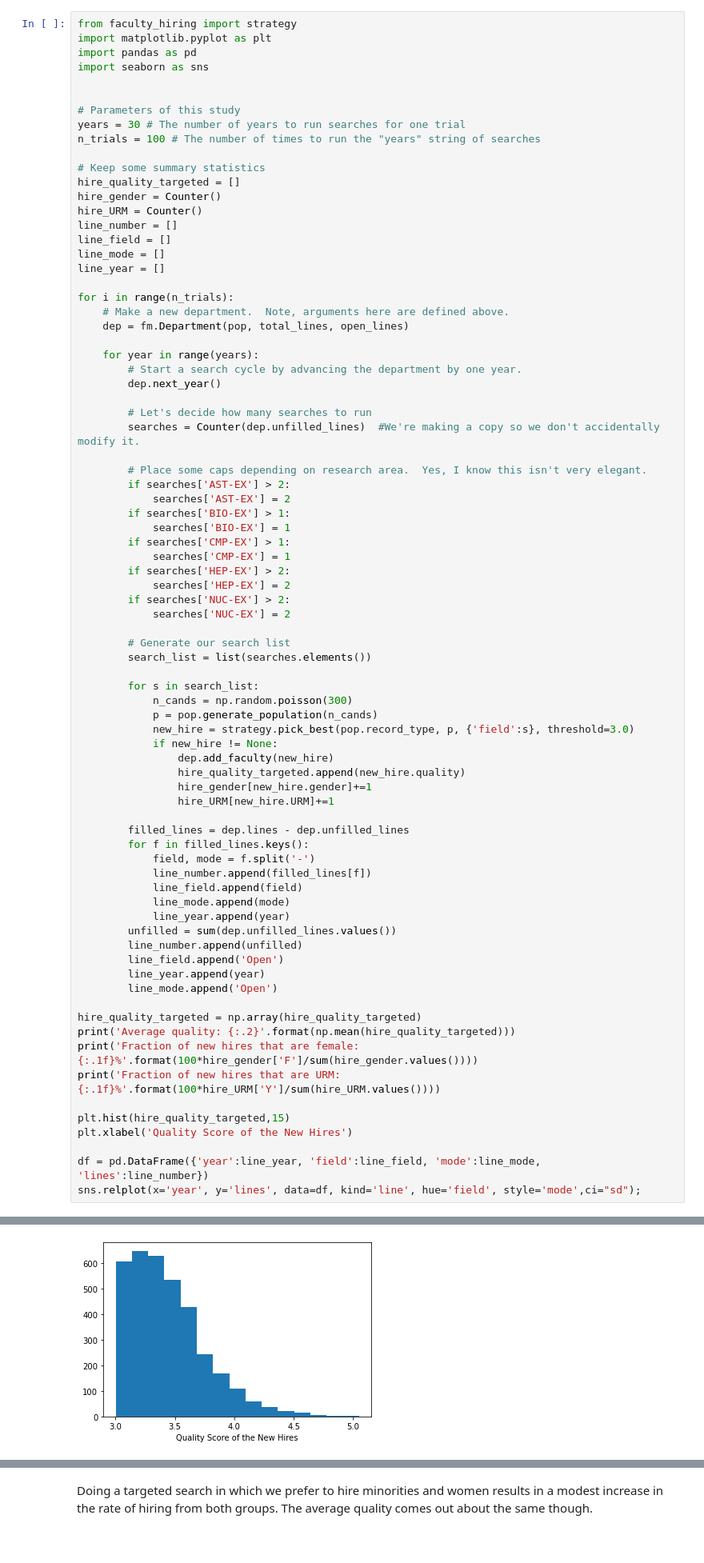
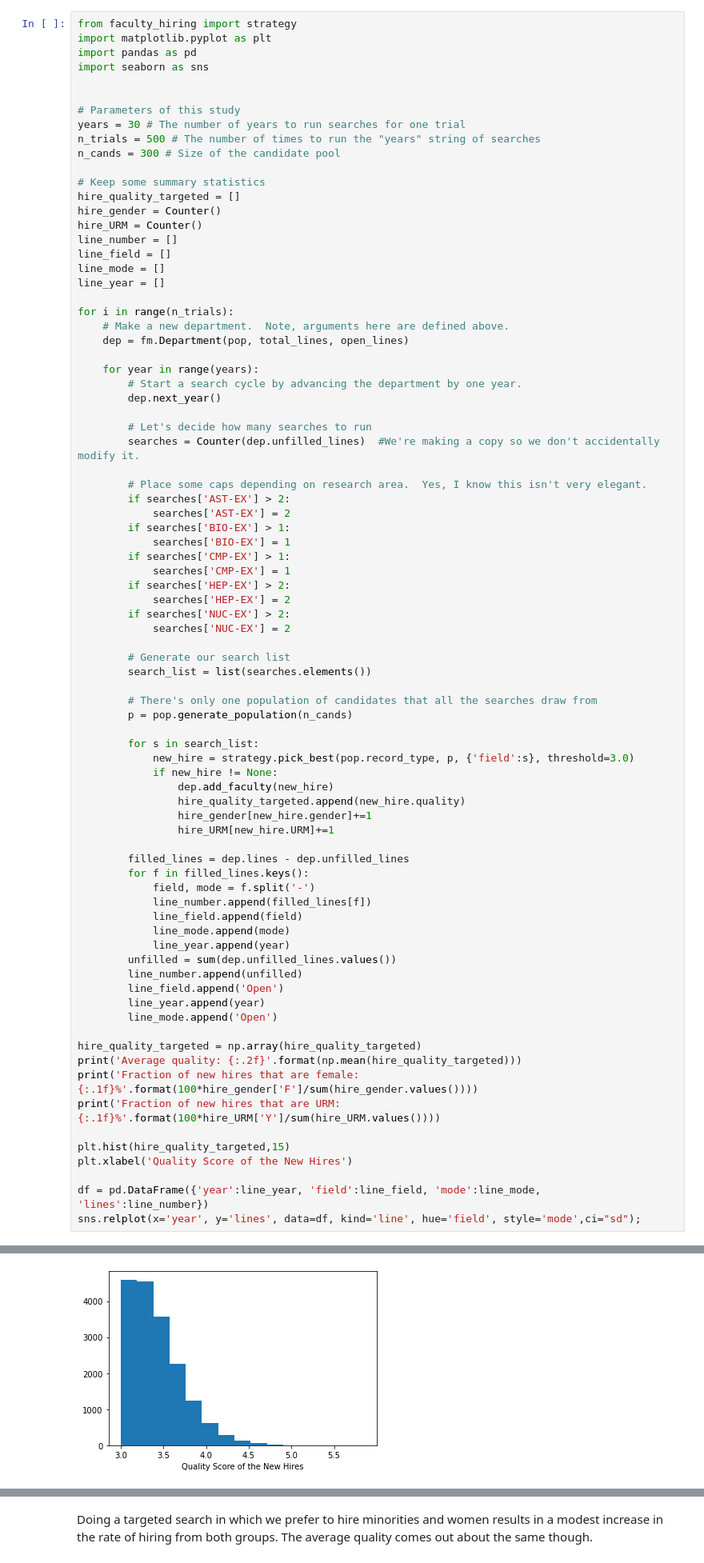
Before and after one commit to klannon/faculty_hiring, a Jupyter notebook: notebooks/department.ipynb, the cells around one changed output, grey strips where cells are left out. Shown at 80% size. Saved outputs shown, nothing was run; the diff lists cells and outputs as text.

Commit message:
Fixed a bug in the candidate generation and reran the studies with more trials now that the code is much faster.

```diff
--- a/notebooks/department.ipynb
+++ b/notebooks/department.ipynb
@@ -103,7 +103,8 @@ import seaborn as sns
 
 # Parameters of this study
 years = 30 # The number of years to run searches for one trial
-n_trials = 100 # The number of times to run the "years" string of searches
+n_trials = 500 # The number of times to run the "years" string of searches
+n_cands = 300 # Size of the candidate pool
 
 # Keep some summary statistics
 hire_quality_targeted = []
@@ -140,9 +141,10 @@ for i in range(n_trials):
         # Generate our search list
         search_list = list(searches.elements())
 
+        # There's only one population of candidates that all the searches draw from
+        p = pop.generate_population(n_cands)
+
         for s in search_list:
-            n_cands = np.random.poisson(300)
-            p = pop.generate_population(n_cands)
             new_hire = strategy.pick_best(pop.record_type, p, {'field':s}, threshold=3.0)
             if new_hire != None:
                 dep.add_faculty(new_hire)
@@ -164,7 +166,7 @@ for i in range(n_trials):
         line_mode.append('Open')
 
 hire_quality_targeted = np.array(hire_quality_targeted)
-print('Average quality: {:.2}'.format(np.mean(hire_quality_targeted)))
+print('Average quality: {:.2f}'.format(np.mean(hire_quality_targeted)))
 print('Fraction of new hires that are female: {:.1f}%'.format(100*hire_gender['F']/sum(hire_gender.values())))
 print('Fraction of new hires that are URM: {:.1f}%'.format(100*hire_URM['Y']/sum(hire_URM.values())))
 
@@ -180 +182 @@ Fraction of new hires that are URM: 2.3%
-[figure, old version]
+[figure, new version]
```
Also changed, not shown: parts of 5 cells of this notebook, 2 other files.
